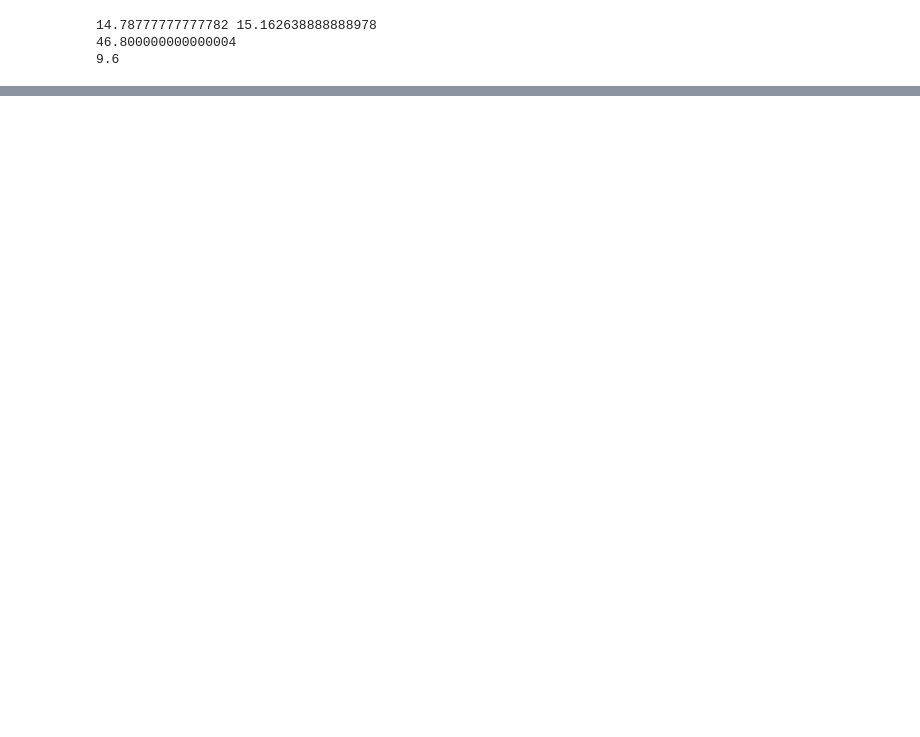
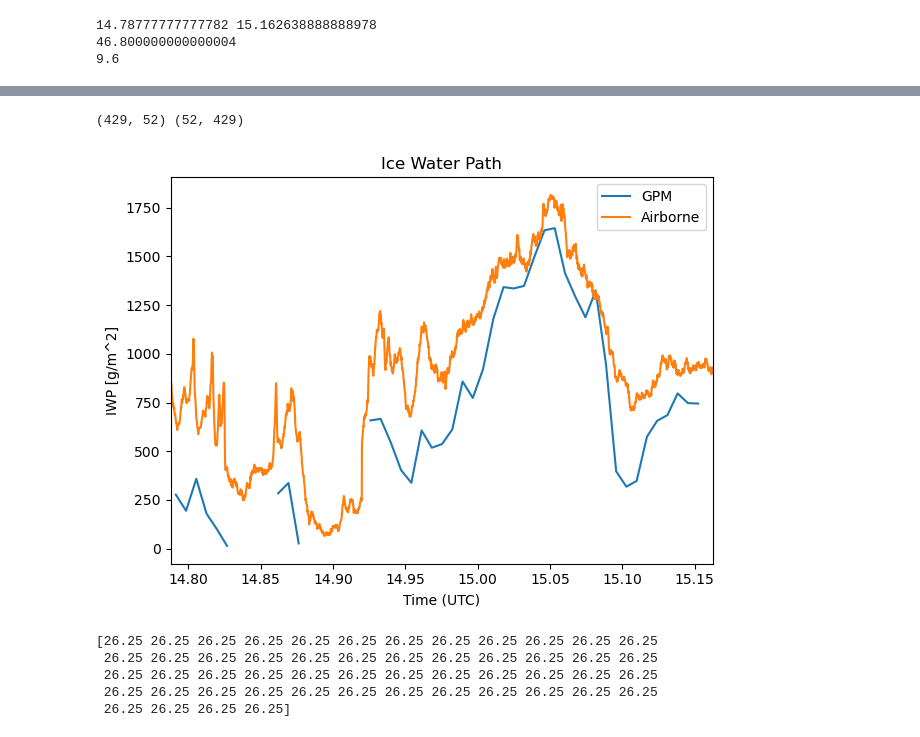
Before and after one commit to mgrecu35/aos, a Jupyter notebook: Synergy_KuW/airborne/readIMPACTS_Subset_Case5.ipynb, the cells around one changed output, grey strips where cells are left out. Drawn from its saved outputs; the diff is of its cells as text; code cells hidden in the pictures; blank space fills up the shorter version.

```diff
--- a/Synergy_KuW/airborne/readIMPACTS_Subset_Case5.ipynb
+++ b/Synergy_KuW/airborne/readIMPACTS_Subset_Case5.ipynb
@@ -253,0 +309,30 @@ plt.pcolormesh(timeL,h[0,:],vdopKu_m[:,::-1].T,cmap='jet',vmin=-10,vmax=10)
+# %%
+
+fh=nc.Dataset("simulatedZ_impacts2020_Kuo.nc");
+vars="Nw,dm,iwc,iwc_ncar,tempC,zKu,attKu,kextKu,kscatKu,gKu,Ka,attKa,kextKa,kscatKa,gKa,zW,attW,kextW,kscatW,gW"
+psd_Data=fh.variables['psd_Data'][:]
+Nw=psd_Data[:,0]
+dm=psd_Data[:,1]
+iwc=psd_Data[:,2]
+tempC=psd_Data[:,4]
+zKuDB=psd_Data[:,5]
+attKuDB=psd_Data[:,6]
+zKaDB=psd_Data[:,10]
+attKaDB=psd_Data[:,11]
+x=[zKuDB+np.random.randn(zKuDB.shape[0])*1,zKaDB+np.random.randn(zKaDB.shape[0])*2]
+y=[np.log10(1+iwc/1e-2),dm,attKuDB,attKaDB]
+x=np.array(x).T
+y=np.array(y).T
+from sklearn.model_selection import train_test_split
+x_train, x_test, y_train, y_test = train_test_split(x, y, test_size=0.2)
+#import knn regression
+from sklearn.neighbors import KNeighborsRegressor
+
+knn=KNeighborsRegressor(n_neighbors=50)
+knn.fit(x_train,y_train)
+y_pred=knn.predict(x_test)
+print(np.corrcoef(y_pred[:,0],y_test[:,0]))
+print((10**(y_pred[:,0])-1).mean(),(10**(y_test[:,0])-1).mean())
+d=["iwc","dm","attKu","attKa",knn]
+import pickle
+pickle.dump(d,open("knn_impacts2020_Kuo.pklz",'wb'))
@@ -253,0 +422,23 @@ plt.pcolormesh(timeL,h[0,:],vdopKu_m[:,::-1].T,cmap='jet',vmin=-10,vmax=10)
+# %%
+ax=plt.subplot(1,1,1)
+plt.plot(x2D[0,:],iwc_dpr_m[:,:].sum(axis=1)*26.5)
+plt.plot(x2Df[0,:],iwcm[:,:].sum(axis=1)*26.5)
+print(x2D.shape,iwc_dpr_m.shape)
+plt.xlim(x2Df[0,0],x2Df[0,-1])
+plt.xlabel('Time (UTC)')
+plt.ylabel('IWP [g/m^2]')
+ax.set_title('Ice Water Path')
+plt.legend(['GPM','Airborne'])
+plt.tight_layout()
+plt.savefig('IWP.png',dpi=300)
+# %% [output]
+(429, 52) (52, 429)
+[figure, added]
+# %%
+print(hLT[:,0]-hLT[:,1])
+# %% [output]
+[26.25 26.25 26.25 26.25 26.25 26.25 26.25 26.25 26.25 26.25 26.25 26.25
+ 26.25 26.25 26.25 26.25 26.25 26.25 26.25 26.25 26.25 26.25 26.25 26.25
+ 26.25 26.25 26.25 26.25 26.25 26.25 26.25 26.25 26.25 26.25 26.25 26.25
+ 26.25 26.25 26.25 26.25 26.25 26.25 26.25 26.25 26.25 26.25 26.25 26.25
+ 26.25 26.25 26.25 26.25]
```
Also changed, not shown: parts of 9 cells of this notebook, 4 other files.
